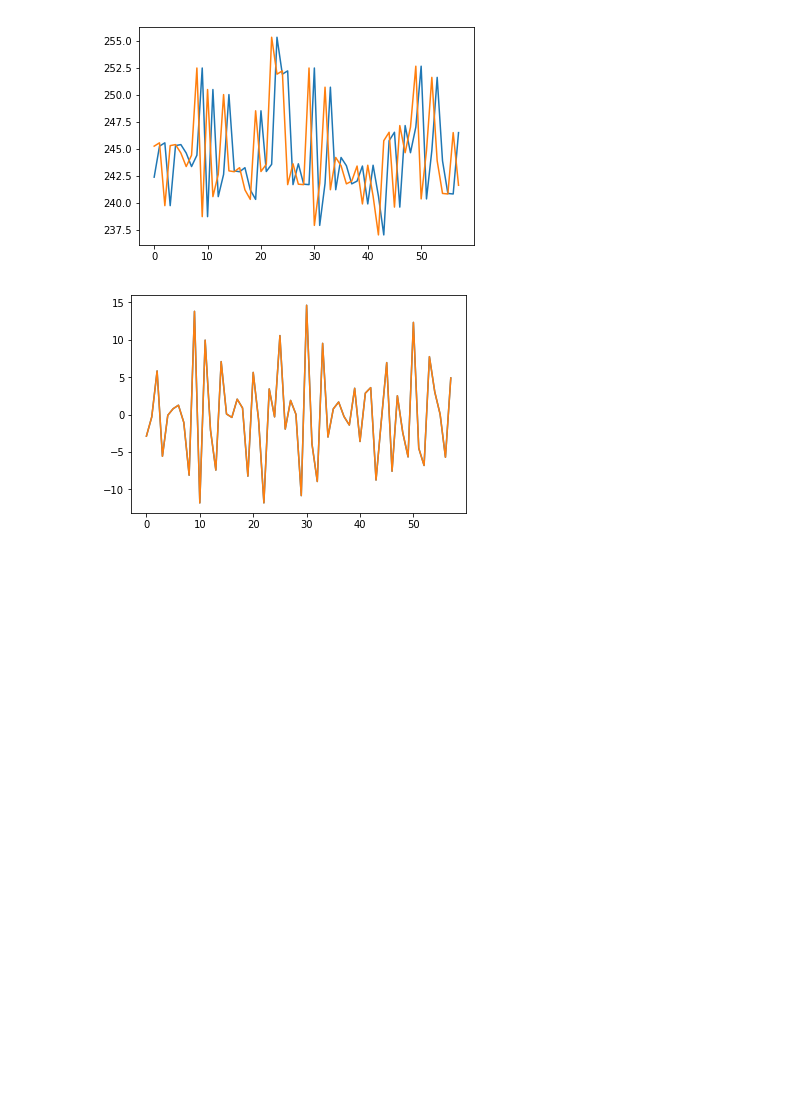
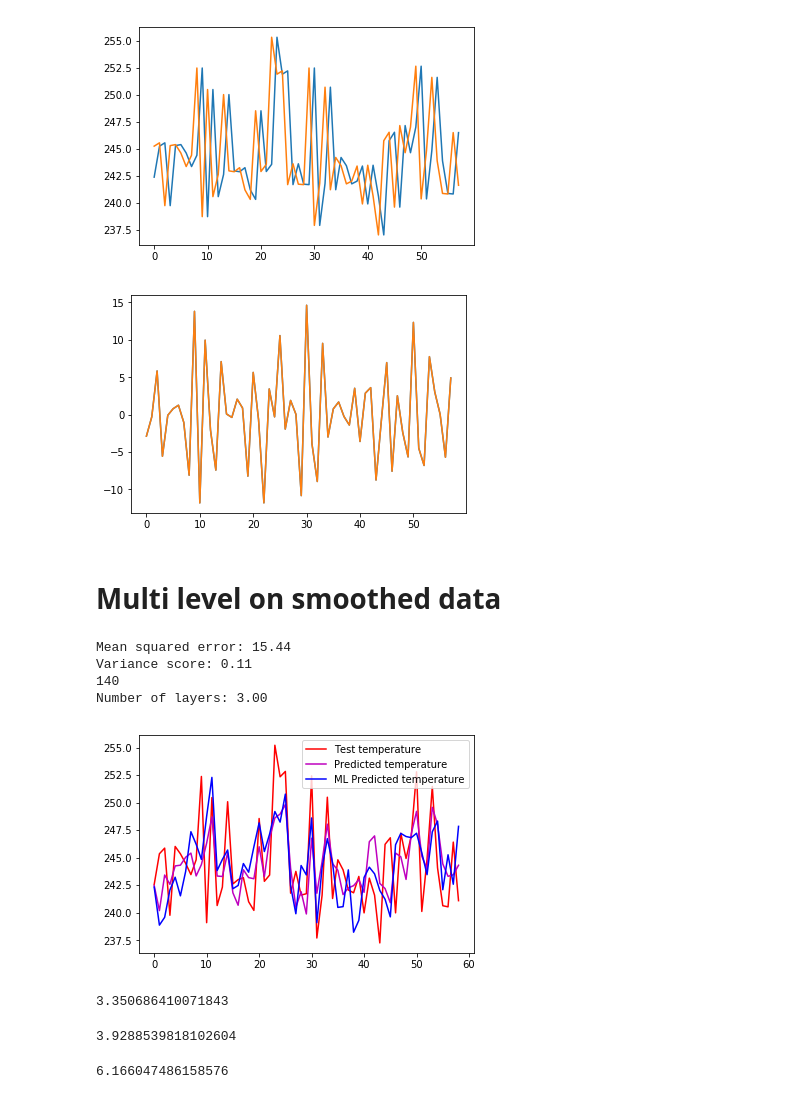
Before and after one commit to par15/metoffice_mini_project, a Jupyter notebook: MiniprojectJemima.ipynb, the cells around one changed output. Drawn from its saved outputs; the diff is of its cells as text; code cells hidden in the pictures; blank space fills up the shorter version.

Commit message:
Added multilevel for smoothed data

```diff
--- a/MiniprojectJemima.ipynb
+++ b/MiniprojectJemima.ipynb
@@ -425,3 +425,60 @@ plt.plot(meantemptest[0:58]-meantemptest[1:59])
 plt.show()
 # %% [output]
 [figure]
+# %% [markdown]
+# Multi level on smoothed data
+# %%
+#MLPRegressor
+
+# Create multilevel regression object
+regrML_sm = neural_network.MLPRegressor(solver='lbfgs')
+
+# Train the model using the training sets
+regrML_sm.fit(predictors_train_sm,temperaturereg)
+
+# Make predictions using the testing set
+temperature_predML_sm = regrML.predict(predictors_test_sm)
+# %%
+# The coefficients.
+#print('Coefficients: \n', regrML.coefs_)
+# The mean squared error.
+print("Mean squared error: %.2f"
+      % mean_squared_error(temperaturereg, temperature_predML_sm))
+# Explained variance score: 1 is perfect prediction.
+print('Variance score: %.2f' % r2_score(temperaturereg, temperature_predML_sm))
+
+#print(regrML.intercepts_)
+print(regrML_sm.n_iter_)
+#intercepts_
+print('Number of layers: %.2f' % regrML_sm.n_layers_)
+# %% [output]
+Mean squared error: 15.44
+Variance score: 0.11
+140
+Number of layers: 3.00
+# %%
+plt.plot(temperaturereg,'r',label='Test temperature')
+plt.plot(temperature_pred_sm,'m',label='Predicted temperature')
+plt.plot(temperature_predML_sm,'b',label='ML Predicted temperature')
+plt.legend()
+plt.show()
+# %% [output]
+[figure, added]
+# %%
+from sklearn.metrics import mean_squared_error
+from math import sqrt
+
+rms = sqrt(mean_squared_error(temperaturereg,temperature_pred_sm))
+rms
+# %% [output]
+3.350686410071843
+# %%
+rmsML = sqrt(mean_squared_error(temperaturereg,temperature_predML_sm))
+rmsML
+# %% [output]
+3.9288539818102604
+# %%
+rmsper = sqrt(mean_squared_error(temperaturereg[0:58],temperaturereg[1:59]))
+rmsper
+# %% [output]
+6.166047486158576
```
